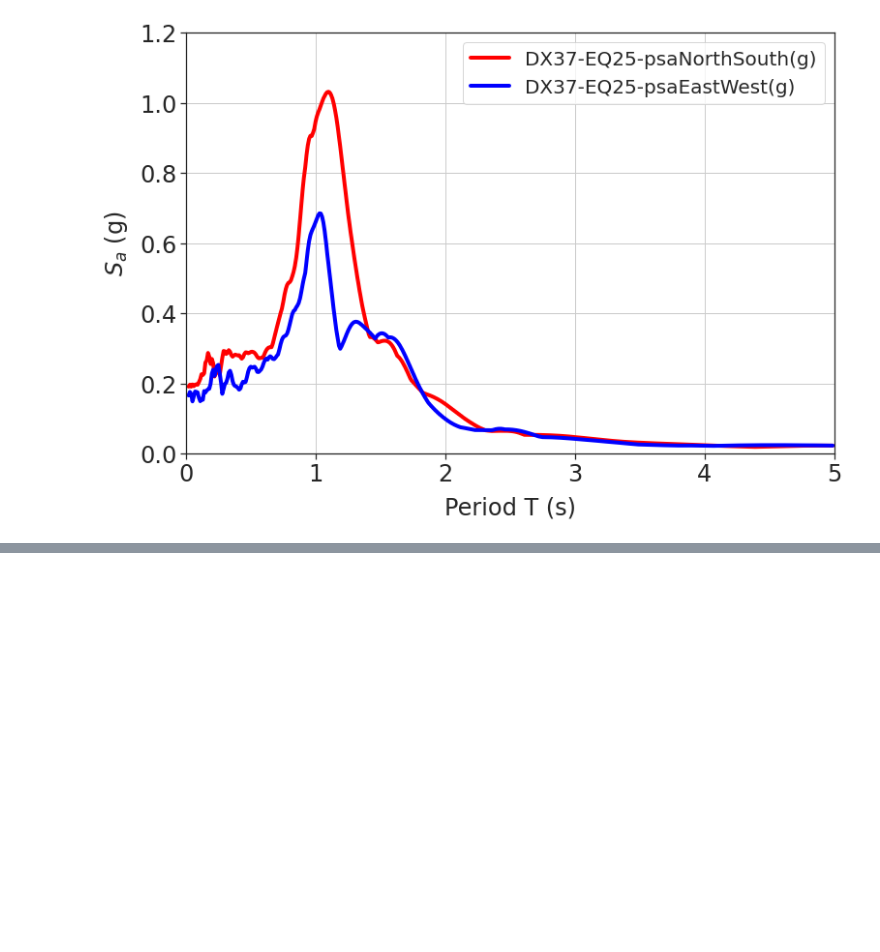
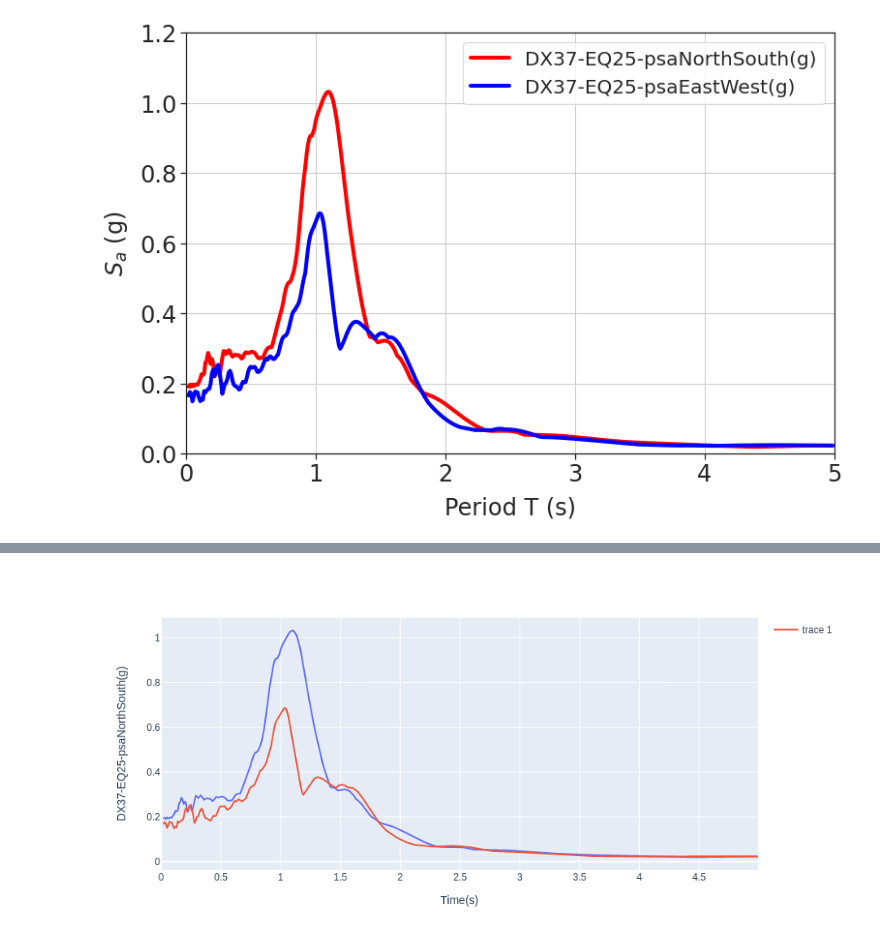
Before and after one commit to samroeslin/19-September-2017-Puebla-Mexico-earthquake, a Jupyter notebook: Spectrum 2017 Puebla Mexico earthquake.ipynb, the cells around one changed output, grey strips where cells are left out. Saved outputs shown, nothing was run; the diff lists cells and outputs as text; code cells hidden in the pictures; blank space fills up the shorter version.

```diff
--- a/Spectrum 2017 Puebla Mexico earthquake.ipynb
+++ b/Spectrum 2017 Puebla Mexico earthquake.ipynb
@@ -340,0 +361,8 @@ fig.show()
+# %%
+fig = px.line(df_CIRES_ZoneeII, x="Time(s)", y="DX37-EQ25-psaNorthSouth(g)")
+
+fig.add_scatter(x=df_CIRES_ZoneeII['Time(s)'], y=df_CIRES_ZoneeII['DX37-EQ25-psaEastWest(g)'])
+
+fig.show()
+# %% [output]
+[figure, added]
```
Also changed, not shown: parts of 7 cells of this notebook.
